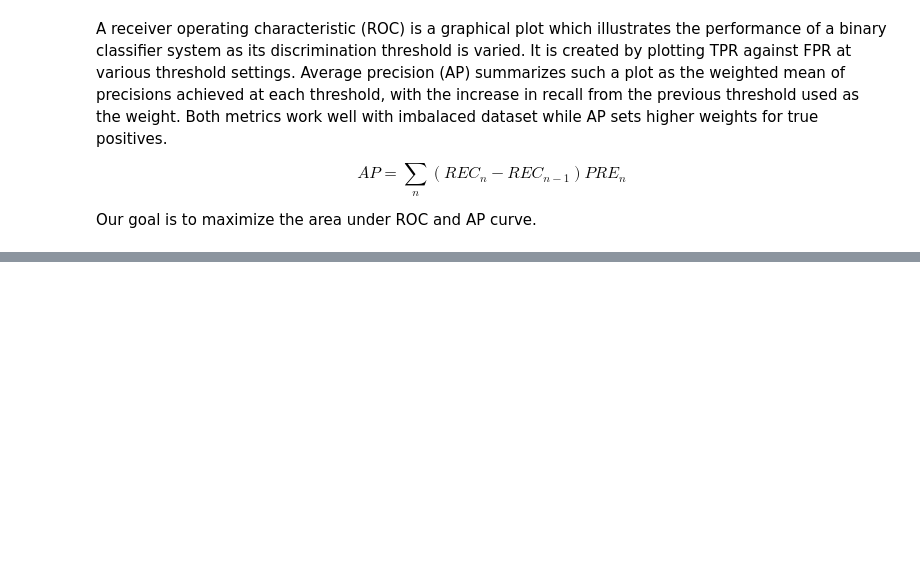
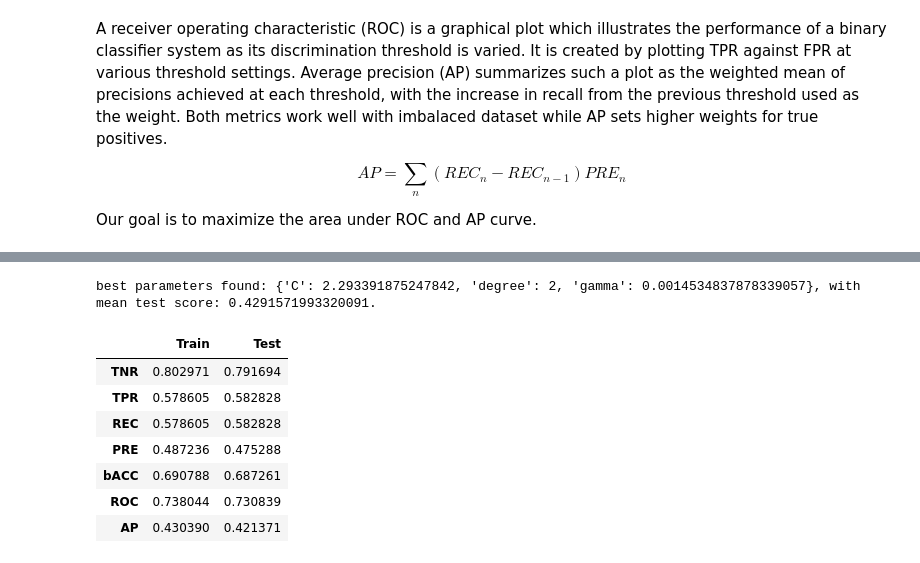
Before and after one commit to iewaij/ml-assignment, a Jupyter notebook: 2_Kernels/assignment_2_group8.ipynb, the cells around one changed output, grey strips where cells are left out. Cells and saved outputs as stored; diff of their text form; code cells hidden in the pictures; blank space fills up the shorter version.

Commit message:
Update grid search

```diff
--- a/2_Kernels/assignment_2_group8.ipynb
+++ b/2_Kernels/assignment_2_group8.ipynb
@@ -196,0 +190,20 @@ best parameters found: {'C': 52.38469716655002, 'degree': 1, 'gamma': 'scale'},
+# %%
+poly_svm = SVC(kernel="poly", class_weight="balanced", max_iter=1e6, random_state=42)
+
+poly_distributions = {
+    "C": loguniform(1, 1e2),
+    "gamma": loguniform(0.001, 1),
+    "degree": range(2, 10),
+    }
+
+search(X_train, y_train, X_test, y_test, poly_svm, poly_distributions, scoring="average_precision")
+# %% [output]
+best parameters found: {'C': 2.293391875247842, 'degree': 2, 'gamma': 0.0014534837878339057}, with mean test score: 0.4291571993320091.
+|  | Train | Test |
+| TNR | 0.802971 | 0.791694 |
+| TPR | 0.578605 | 0.582828 |
+| REC | 0.578605 | 0.582828 |
+| PRE | 0.487236 | 0.475288 |
+| bACC | 0.690788 | 0.687261 |
+| ROC | 0.738044 | 0.730839 |
+| AP | 0.430390 | 0.421371 |
```
Also changed, not shown: parts of 16 cells of this notebook, 1 other file.
